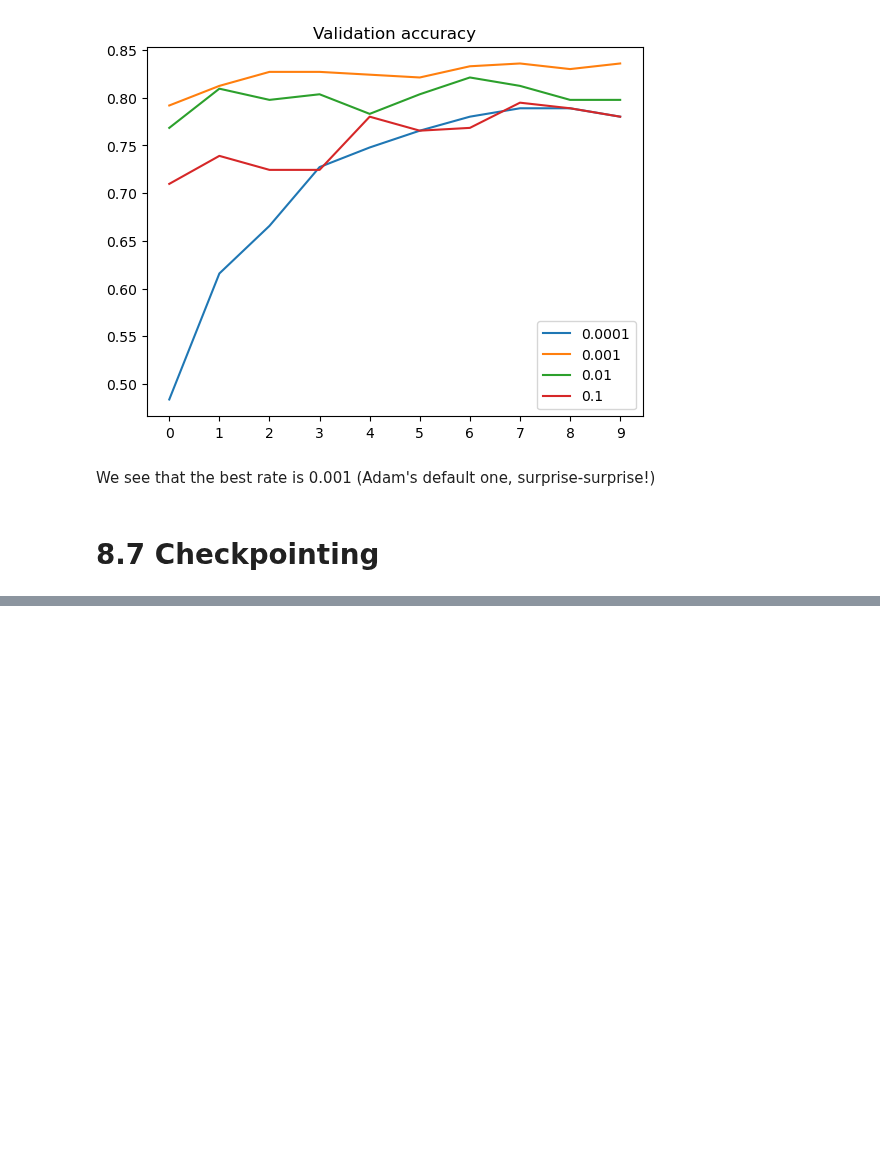
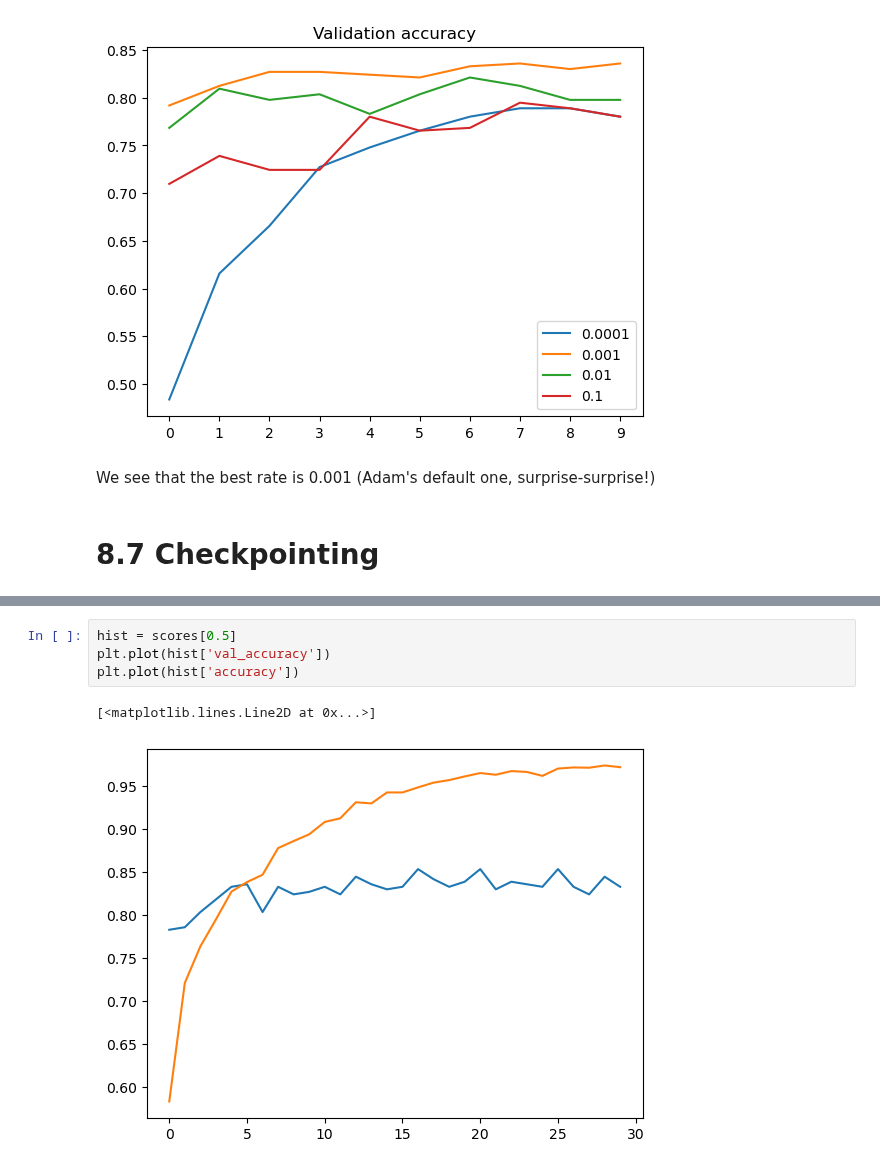
Before and after one commit to aaalexlit/machine-learning-zoomcamp-alex, a Jupyter notebook: 08-deep-learning/ml-zoomcamp-clothing-classification.ipynb, the cells around one changed output, grey strips where cells are left out. Drawn from its saved outputs; the diff is of its cells as text; blank space fills up the shorter version.

```diff
--- a/08-deep-learning/ml-zoomcamp-clothing-classification.ipynb
+++ b/08-deep-learning/ml-zoomcamp-clothing-classification.ipynb
@@ -515,0 +629,7 @@ plt.legend();
+# %%
+hist = scores[0.5]
+plt.plot(hist['val_accuracy'])
+plt.plot(hist['accuracy'])
+# %% [output]
+[<matplotlib.lines.Line2D at 0x...>]
+[figure, added]
```
Also changed, not shown: parts of 20 cells of this notebook.
